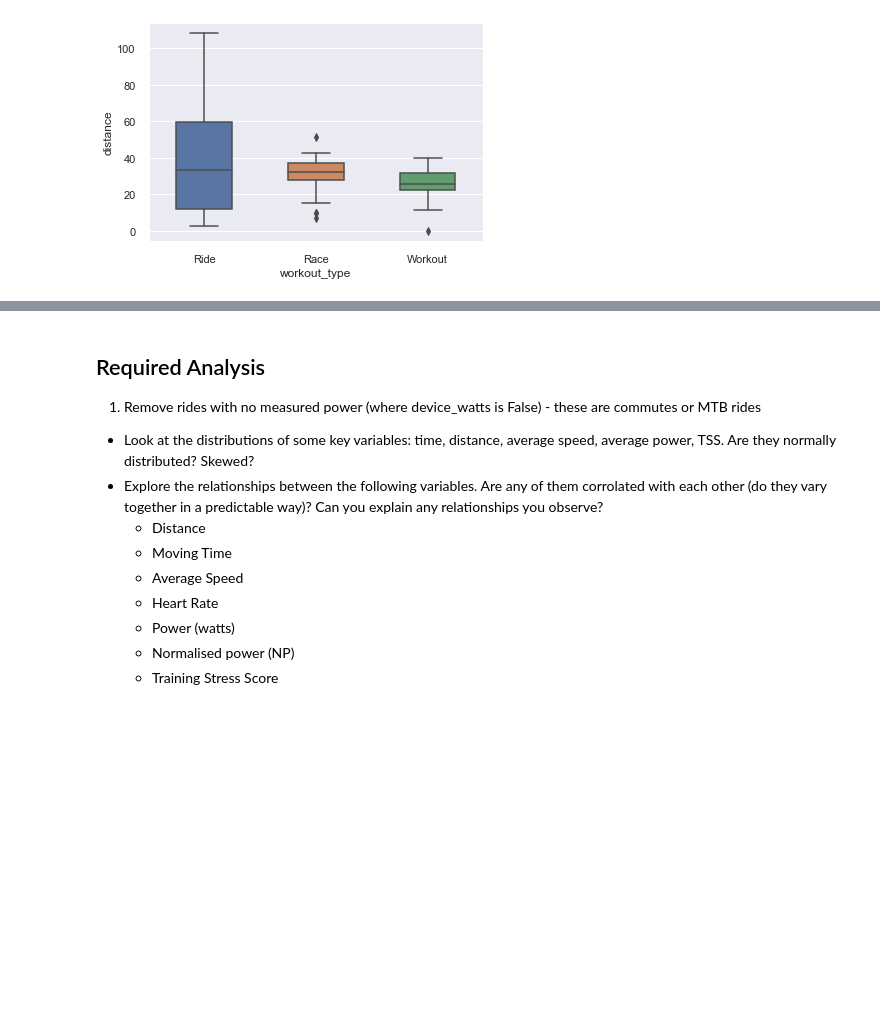
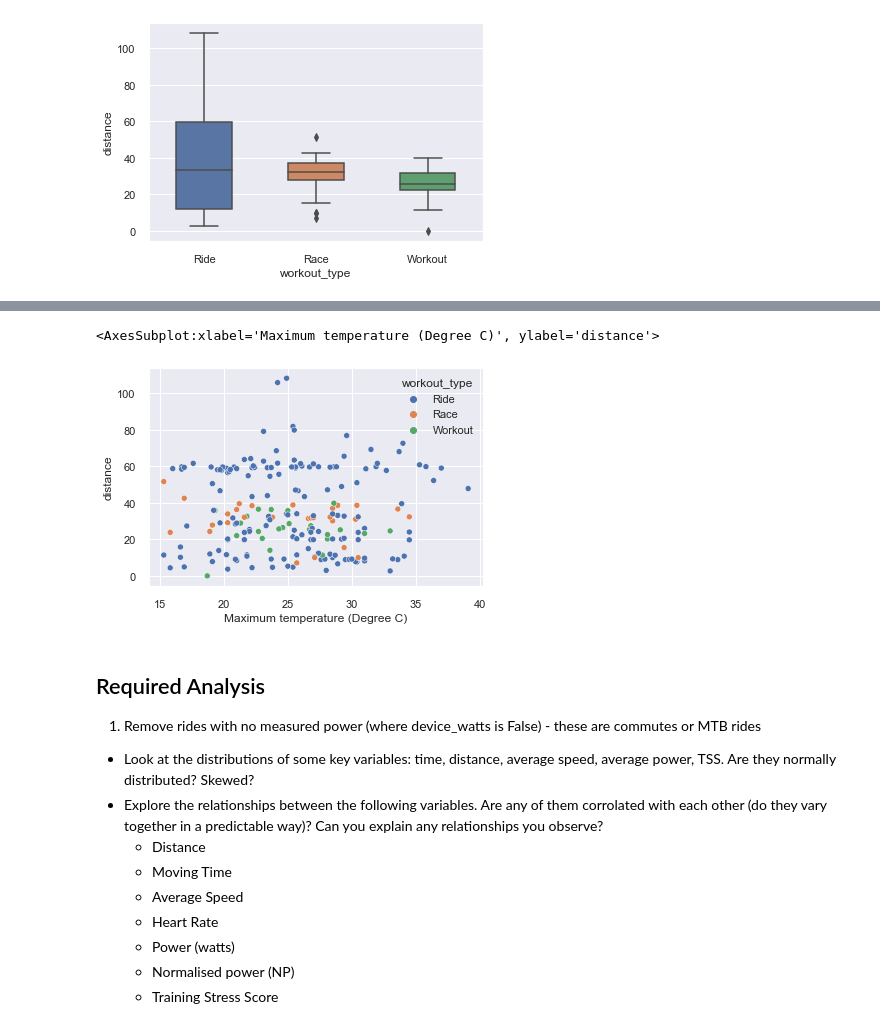
Before and after one commit to mona-piya/DS-portfolio-s1-2021-MonaMunegan, a Jupyter notebook: Portfolio 1.ipynb, the cells around one changed output, grey strips where cells are left out. Drawn from its saved outputs; the diff is of its cells as text; code cells hidden in the pictures; blank space fills up the shorter version.

```diff
--- a/Portfolio 1.ipynb
+++ b/Portfolio 1.ipynb
@@ -491,0 +491,8 @@ weather2019
+# %%
+#Select 2018
+col = ['SC_Date', 'distance', 'Average Speed', 'workout_type']
+result2018 = strava_cheetah[col2018]
+result2018 = result2018[result2018.SC_Date <= '2018-12-31']
+
+#strava_cheetah = strava_cheetah.drop(strava_cheetah.index[strava_cheetah.device_watts == False])
+result2018
@@ -491,0 +513,6 @@ weather2019
+# %%
+#Select 2019
+result2019 = strava_cheetah[col2018]
+result2019 = result2019[result2019.SC_Date > '2018-12-31']
+
+result2019
@@ -491,0 +533,13 @@ weather2019
+# %%
+#Inner Join strava and cheetah
+
+result2018_w = pd.merge(left = result2018 , right = weather2018 ,
+                 left_on = ['SC_Date'], right_on = ['Date'], how = 'left')
+
+result2019_w = pd.merge(left = result2019 , right = weather2019 ,
+                 left_on = ['SC_Date'], right_on = ['Date'], how = 'left')
+
+drop_cols = ['Product code', 'Bureau of Meteorology station number', 'Year', 'Month', 'Day',
+             'Days of accumulation of maximum temperature', 'Quality', 'Date']
+result2018_w.drop(drop_cols, axis = 1, inplace = True)
+result2019_w.drop(drop_cols, axis = 1, inplace = True)
@@ -491,0 +578,6 @@ weather2019
+# %%
+#Append Data 2018 x 2019
+
+result_w = pd.concat([result2018_w, result2019_w] , axis=0)
+
+result_w
@@ -492,3 +598,9 @@ weather2019
+# %%
+#distance vs Time Moving (on the three categories: Race, Workout and Ride)
+sns.scatterplot(x='Maximum temperature (Degree C)', y = 'distance', hue='workout_type', data = result_w)
+# %% [output]
+<AxesSubplot:xlabel='Maximum temperature (Degree C)', ylabel='distance'>
+[figure, added]
 # %% [markdown]
 ## Required Analysis
 
```
Also changed, not shown: parts of 18 cells of this notebook.
